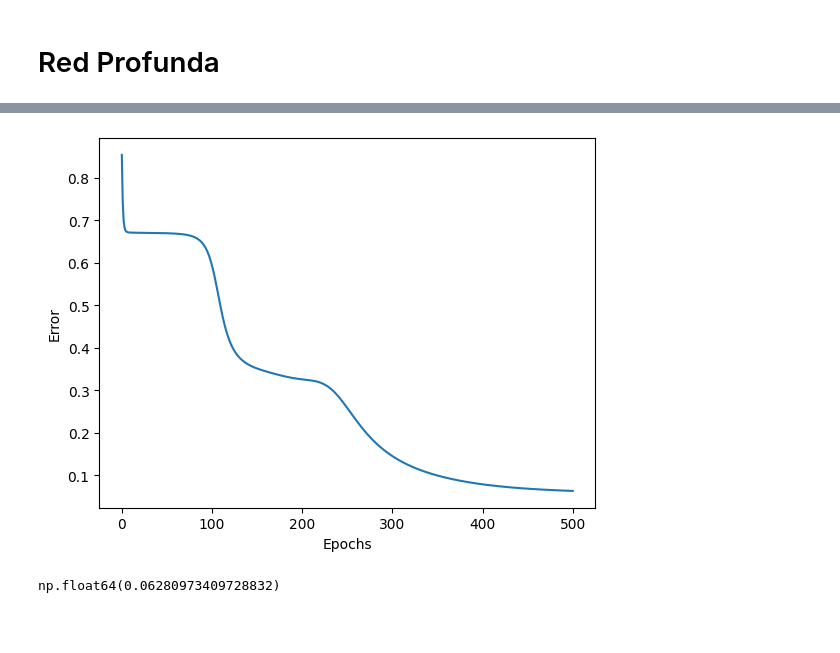
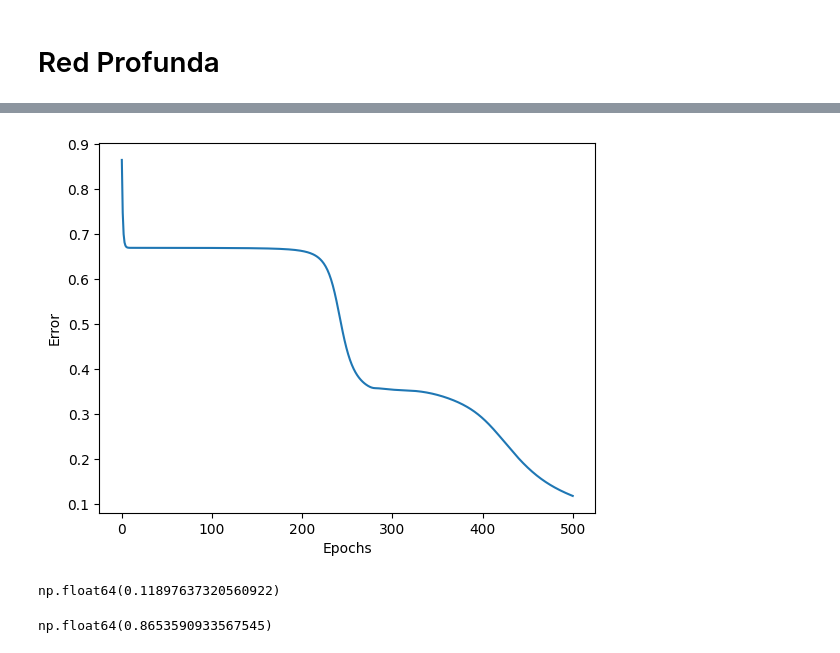
Before and after one commit to RaulLopez1903/MIA_Raul_P., a Jupyter notebook: Introduccion_a_la_IA/Ejercicios/Perceptrón multicapa/04 Multilayer perceptron.ipynb, the cells around one changed output, grey strips where cells are left out. Saved outputs shown, nothing was run; the diff lists cells and outputs as text; code cells hidden in the pictures; blank space fills up the shorter version.

```diff
--- a/Introduccion_a_la_IA/Ejercicios/Perceptrón multicapa/04 Multilayer perceptron.ipynb
+++ b/Introduccion_a_la_IA/Ejercicios/Perceptrón multicapa/04 Multilayer perceptron.ipynb
@@ -153,7 +157,7 @@ np.float64(0.057507483708600045)
 # %% [markdown]
 # Red Profunda
 # %%
-#Topology: 4 x 3 x 3
+#Topology: 4 x 3 x 3 x 3 x 3
 input_size_layer1 = 4
 num_neurons_layer1 = 3
 
@@ -163,9 +167,13 @@ num_neurons_layer2 = 3
 input_size_layer3 = num_neurons_layer2
 num_neurons_layer3 = 3
 
+input_size_layer4 = num_neurons_layer3
+num_neurons_layer4 = 3
+
 layer1 = list()
 layer2 = list()
 layer3 = list()
+layer4 = list()
 # %%
 def generate_weights(num_weights):
   w = np.zeros(num_weights)
@@ -177,12 +185,15 @@ def init_weights():
   layer1.clear()
   layer2.clear()
   layer3.clear()
+  layer4.clear()
   for i in range(num_neurons_layer1):
     layer1.append( generate_weights(input_size_layer1+1)) # plus 1 -> plus bias
   for i in range(num_neurons_layer2):
     layer2.append( generate_weights(input_size_layer2+1)) # plus 1 -> plus bias
   for i in range(num_neurons_layer3):
-    layer3.append( generate_weights(input_size_layer3+1)) # plus 1 -> plus bias
+    layer3.append( generate_weights(input_size_layer3+1)) # plus 1 -> plus bias # Added
+  for i in range(num_neurons_layer4):
+    layer4.append( generate_weights(input_size_layer4+1)) # plus 1 -> plus bias # Added
 
 def net_input(input_vector, w):
   net_input_var = w[0]
@@ -214,7 +225,11 @@ def calculate_error():
     for i in range(len(output_layer3)):
       output_layer3[i] = propagate(output_layer2, layer3[i])
 
-    err = Y[idx] - output_layer3
+    output_layer4 = np.zeros(num_neurons_layer4)
+    for i in range(len(output_layer4)):
+      output_layer4[i] = propagate(output_layer3, layer4[i])
+
+    err = Y[idx] - output_layer4
     err = np.power(err,2)
     err = err.sum()
     total_err += err
@@ -247,50 +262,70 @@ for e in range(epochs):
     for i in range(len(output_layer3)):
       output_layer3[i] = propagate(output_layer2, layer3[i])
 
+    output_layer4 = np.zeros(num_neurons_layer4)
+    for i in range(len(output_layer4)):
+      output_layer4[i] = propagate(output_layer3, layer4[i])
+
     # Etapa 2 - Retropropagación de los errores
+    delta_layer4 = np.zeros(num_neurons_layer4)
+    for i in range(len(delta_layer4)):
+      delta_layer4[i] = output_layer4[i] * (1 - output_layer4[i]) * (Y[d][i] - output_layer4[i])
+
+    for i in range(len(layer4)):
+      layer4[i][0] += alpha * delta_layer4[i] * 1
+      for j in range(len(layer4[i])-1):
+        layer4[i][j+1] += alpha * delta_layer4[i] * output_layer3[j]
+
     delta_layer3 = np.zeros(num_neurons_layer3)
-    for i in range(len(delta_layer3)):
-      delta_layer3[i] = output_layer3[i] * (1 - output_layer3[i]) * (Y[d][i] - output_layer3[i])
+    for i in range(num_neurons_layer3):
+      weighted_delta_errors = 0
+      for j in range(num_neurons_layer4):
+        weighted_delta_errors += layer4[j][i+1] * delta_layer4[j]
+      delta_layer3[i] = output_layer3[i] * (1 - output_layer3[i]) * weighted_delta_errors
 
     for i in range(len(layer3)):
       layer3[i][0] += alpha * delta_layer3[i] * 1
       for j in range(len(layer3[i])-1):
         layer3[i][j+1] += alpha * delta_layer3[i] * output_layer2[j]
 
     delta_layer2 = np.zeros(num_neurons_layer2)
     for i in range(num_neurons_layer2):
       weighted_delta_errors = 0
       for j in range(num_neurons_layer3):
         weighted_delta_errors += layer3[j][i+1] * delta_layer3[j]
       delta_layer2[i] = output_layer2[i] * (1 - output_layer2[i]) * weighted_delta_errors
 
+    for i in range(len(layer2)):
+      layer2[i][0] += alpha * delta_layer2[i] * 1
+      for j in range(len(layer2[i])-1):
+        layer2[i][j+1] += alpha * delta_layer2[i] * output_layer1[j]
+
     delta_layer1 = np.zeros(num_neurons_layer1)
-    for i in range(num_neurons_layer1):
+    for i in range(len(delta_layer1)):
       weighted_delta_errors = 0
       for j in range(num_neurons_layer2):
         weighted_delta_errors += layer2[j][i+1] * delta_layer2[j]
       delta_layer1[i] = output_layer1[i] * (1 - output_layer1[i]) * weighted_delta_errors
-
-    for i in range(len(layer2)):
-      layer2[i][0] += alpha * delta_layer2[i] * 1
-      for j in range(len(layer2[i])-1):
-        layer2[i][j+1] += alpha * delta_layer2[i] * output_layer1[j]
 
     for i in range(len(layer1)):
       layer1[i][0] += alpha * delta_layer1[i] * 1
       for j in range(len(layer1[i])-1):
         layer1[i][j+1] += alpha * delta_layer1[i] * X[d][j]
 
   E.append( calculate_error() )
 
 Error_vec = np.asarray(E)
 plt.plot(Error_vec)
 plt.xlabel('Epochs')
 plt.ylabel('Error')
 plt.show()
 # %% [output]
-[figure, old version]
+[figure, new version]
 # %%
 Error_vec[-1]
 # %% [output]
-np.float64(0.06280973409728832)
+np.float64(0.11897637320560922)
+# %%
+Error_vec[0]
+# %% [output]
+np.float64(0.8653590933567545)
```
Also changed, not shown: parts of 5 cells of this notebook.
